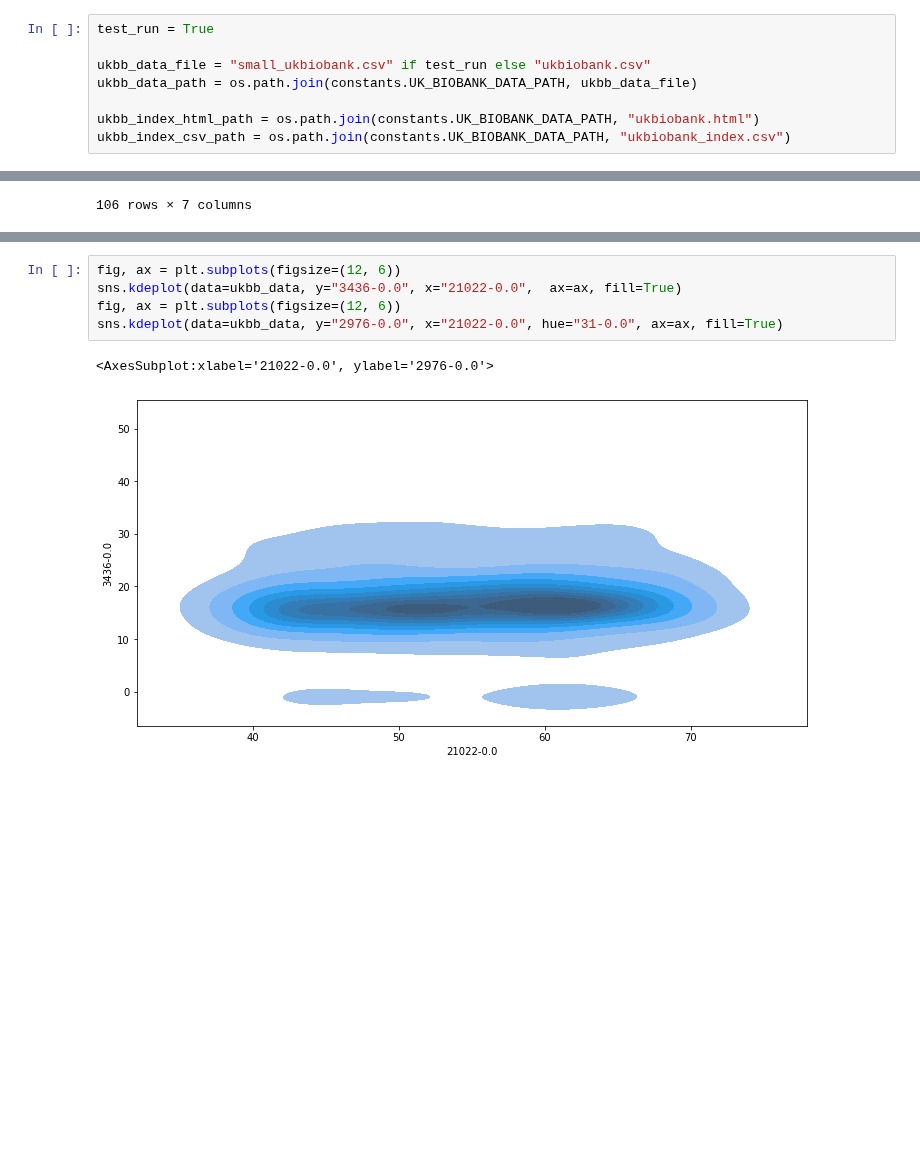
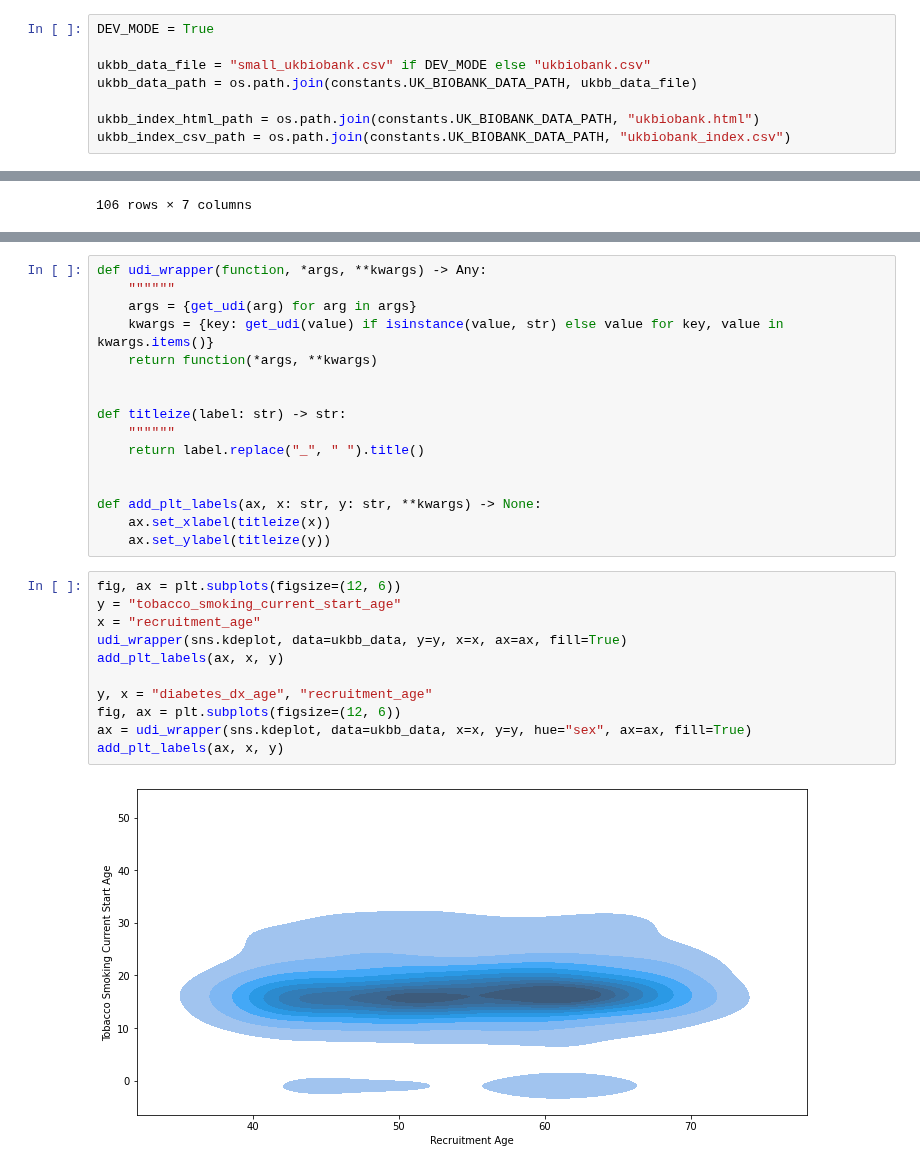
Before and after one commit to cole-khamnei/HLA_genotyping_associations, a Jupyter notebook: uk_biobank_EDA.ipynb, the cells around one changed output, grey strips where cells are left out. Cells and saved outputs as stored; diff of their text form; blank space fills up the shorter version.

```diff
--- a/uk_biobank_EDA.ipynb
+++ b/uk_biobank_EDA.ipynb
@@ -10,9 +13,9 @@ from bs4 import BeautifulSoup as bsoup
 
 import constants
 # %%
-test_run = True
+DEV_MODE = True
 
-ukbb_data_file = "small_ukbiobank.csv" if test_run else "ukbiobank.csv"
+ukbb_data_file = "small_ukbiobank.csv" if DEV_MODE else "ukbiobank.csv"
 ukbb_data_path = os.path.join(constants.UK_BIOBANK_DATA_PATH, ukbb_data_file)
 
 ukbb_index_html_path = os.path.join(constants.UK_BIOBANK_DATA_PATH, "ukbiobank.html")
@@ -166,8 +151,29 @@ inverse_udi_map(["3436-0.0", "21022-0.0", "2976-0.0", "31-0.0"])
+# %%
+def udi_wrapper(function, *args, **kwargs) -> Any:
+    """"""
+    args = {get_udi(arg) for arg in args}
+    kwargs = {key: get_udi(value) if isinstance(value, str) else value for key, value in kwargs.items()}
+    return function(*args, **kwargs)
+
+
+def titleize(label: str) -> str:
+    """"""
+    return label.replace("_", " ").title()
+
+
+def add_plt_labels(ax, x: str, y: str, **kwargs) -> None:
+    ax.set_xlabel(titleize(x))
+    ax.set_ylabel(titleize(y))
 # %%
 fig, ax = plt.subplots(figsize=(12, 6))
-sns.kdeplot(data=ukbb_data, y="3436-0.0", x="21022-0.0",  ax=ax, fill=True)
+y = "tobacco_smoking_current_start_age"
+x = "recruitment_age"
+udi_wrapper(sns.kdeplot, data=ukbb_data, y=y, x=x, ax=ax, fill=True)
+add_plt_labels(ax, x, y)
+
+y, x = "diabetes_dx_age", "recruitment_age"
 fig, ax = plt.subplots(figsize=(12, 6))
-sns.kdeplot(data=ukbb_data, y="2976-0.0", x="21022-0.0", hue="31-0.0", ax=ax, fill=True)
+ax = udi_wrapper(sns.kdeplot, data=ukbb_data, x=x, y=y, hue="sex", ax=ax, fill=True)
+add_plt_labels(ax, x, y)
 # %% [output]
-<AxesSubplot:xlabel='21022-0.0', ylabel='2976-0.0'>
-[figure, old version]
+[figure, new version]
```
Also changed, not shown: parts of 13 cells of this notebook, 1 other file.
